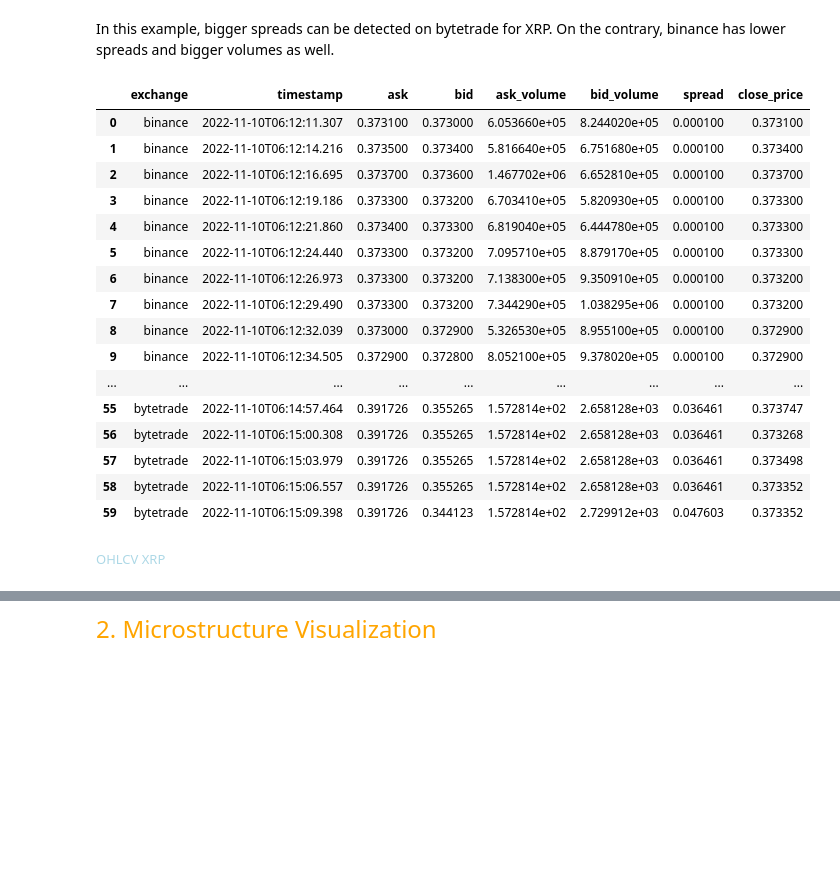
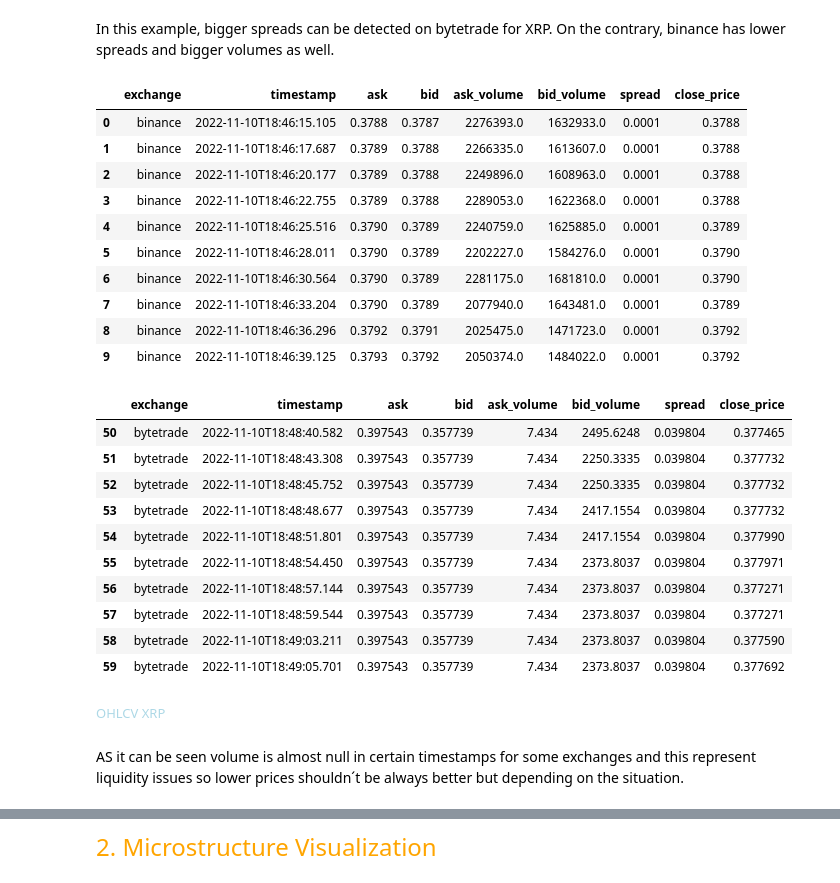
Before and after one commit to EstebanMqz/Microstructure-Visualization-Modelling, a Jupyter notebook: notebook.ipynb, the cells around one changed output, grey strips where cells are left out. Cells and saved outputs as stored; diff of their text form; code cells hidden in the pictures; blank space fills up the shorter version.

```diff
--- a/notebook.ipynb
+++ b/notebook.ipynb
@@ -518,26 +552,36 @@ verif_2_X = vs.verif_ex1(v_params2[0],v_params2[1], v_params2[2], n)
 In this example, bigger spreads can be detected on bytetrade for XRP. On the contrary, binance has lower spreads and bigger volumes as well.
 # %%
 verif_df3 = fn.concatenate(verif_0_X[0], verif_1_X[0], verif_2_X[0], n)
-verif_df3
+verif_df3.head(10)
 # %% [output]
 |  | exchange | timestamp | ask | bid | ask_volume | bid_volume | spread | close_price |
-| 0 | binance | 2022-11-10T06:12:11.307 | 0.373100 | 0.373000 | 6.053660e+05 | 8.244020e+05 | 0.000100 | 0.373100 |
-| 1 | binance | 2022-11-10T06:12:14.216 | 0.373500 | 0.373400 | 5.816640e+05 | 6.751680e+05 | 0.000100 | 0.373400 |
-| 2 | binance | 2022-11-10T06:12:16.695 | 0.373700 | 0.373600 | 1.467702e+06 | 6.652810e+05 | 0.000100 | 0.373700 |
-| 3 | binance | 2022-11-10T06:12:19.186 | 0.373300 | 0.373200 | 6.703410e+05 | 5.820930e+05 | 0.000100 | 0.373300 |
-| 4 | binance | 2022-11-10T06:12:21.860 | 0.373400 | 0.373300 | 6.819040e+05 | 6.444780e+05 | 0.000100 | 0.373300 |
-| 5 | binance | 2022-11-10T06:12:24.440 | 0.373300 | 0.373200 | 7.095710e+05 | 8.879170e+05 | 0.000100 | 0.373300 |
-| 6 | binance | 2022-11-10T06:12:26.973 | 0.373300 | 0.373200 | 7.138300e+05 | 9.350910e+05 | 0.000100 | 0.373200 |
-| 7 | binance | 2022-11-10T06:12:29.490 | 0.373300 | 0.373200 | 7.344290e+05 | 1.038295e+06 | 0.000100 | 0.373200 |
-| 8 | binance | 2022-11-10T06:12:32.039 | 0.373000 | 0.372900 | 5.326530e+05 | 8.955100e+05 | 0.000100 | 0.372900 |
-| 9 | binance | 2022-11-10T06:12:34.505 | 0.372900 | 0.372800 | 8.052100e+05 | 9.378020e+05 | 0.000100 | 0.372900 |
-| ... | ... | ... | ... | ... | ... | ... | ... | ... |
-| 55 | bytetrade | 2022-11-10T06:14:57.464 | 0.391726 | 0.355265 | 1.572814e+02 | 2.658128e+03 | 0.036461 | 0.373747 |
-| 56 | bytetrade | 2022-11-10T06:15:00.308 | 0.391726 | 0.355265 | 1.572814e+02 | 2.658128e+03 | 0.036461 | 0.373268 |
-| 57 | bytetrade | 2022-11-10T06:15:03.979 | 0.391726 | 0.355265 | 1.572814e+02 | 2.658128e+03 | 0.036461 | 0.373498 |
-| 58 | bytetrade | 2022-11-10T06:15:06.557 | 0.391726 | 0.355265 | 1.572814e+02 | 2.658128e+03 | 0.036461 | 0.373352 |
-| 59 | bytetrade | 2022-11-10T06:15:09.398 | 0.391726 | 0.344123 | 1.572814e+02 | 2.729912e+03 | 0.047603 | 0.373352 |
+| 0 | binance | 2022-11-10T18:46:15.105 | 0.3788 | 0.3787 | 2276393.0 | 1632933.0 | 0.0001 | 0.3788 |
+| 1 | binance | 2022-11-10T18:46:17.687 | 0.3789 | 0.3788 | 2266335.0 | 1613607.0 | 0.0001 | 0.3788 |
+| 2 | binance | 2022-11-10T18:46:20.177 | 0.3789 | 0.3788 | 2249896.0 | 1608963.0 | 0.0001 | 0.3788 |
+| 3 | binance | 2022-11-10T18:46:22.755 | 0.3789 | 0.3788 | 2289053.0 | 1622368.0 | 0.0001 | 0.3788 |
+| 4 | binance | 2022-11-10T18:46:25.516 | 0.3790 | 0.3789 | 2240759.0 | 1625885.0 | 0.0001 | 0.3789 |
+| 5 | binance | 2022-11-10T18:46:28.011 | 0.3790 | 0.3789 | 2202227.0 | 1584276.0 | 0.0001 | 0.3790 |
+| 6 | binance | 2022-11-10T18:46:30.564 | 0.3790 | 0.3789 | 2281175.0 | 1681810.0 | 0.0001 | 0.3790 |
+| 7 | binance | 2022-11-10T18:46:33.204 | 0.3790 | 0.3789 | 2077940.0 | 1643481.0 | 0.0001 | 0.3789 |
+| 8 | binance | 2022-11-10T18:46:36.296 | 0.3792 | 0.3791 | 2025475.0 | 1471723.0 | 0.0001 | 0.3792 |
+| 9 | binance | 2022-11-10T18:46:39.125 | 0.3793 | 0.3792 | 2050374.0 | 1484022.0 | 0.0001 | 0.3792 |
+# %%
+verif_df3.tail(10)
+# %% [output]
+|  | exchange | timestamp | ask | bid | ask_volume | bid_volume | spread | close_price |
+| 50 | bytetrade | 2022-11-10T18:48:40.582 | 0.397543 | 0.357739 | 7.434 | 2495.6248 | 0.039804 | 0.377465 |
+| 51 | bytetrade | 2022-11-10T18:48:43.308 | 0.397543 | 0.357739 | 7.434 | 2250.3335 | 0.039804 | 0.377732 |
+| 52 | bytetrade | 2022-11-10T18:48:45.752 | 0.397543 | 0.357739 | 7.434 | 2250.3335 | 0.039804 | 0.377732 |
+| 53 | bytetrade | 2022-11-10T18:48:48.677 | 0.397543 | 0.357739 | 7.434 | 2417.1554 | 0.039804 | 0.377732 |
+| 54 | bytetrade | 2022-11-10T18:48:51.801 | 0.397543 | 0.357739 | 7.434 | 2417.1554 | 0.039804 | 0.377990 |
+| 55 | bytetrade | 2022-11-10T18:48:54.450 | 0.397543 | 0.357739 | 7.434 | 2373.8037 | 0.039804 | 0.377971 |
+| 56 | bytetrade | 2022-11-10T18:48:57.144 | 0.397543 | 0.357739 | 7.434 | 2373.8037 | 0.039804 | 0.377271 |
+| 57 | bytetrade | 2022-11-10T18:48:59.544 | 0.397543 | 0.357739 | 7.434 | 2373.8037 | 0.039804 | 0.377271 |
+| 58 | bytetrade | 2022-11-10T18:49:03.211 | 0.397543 | 0.357739 | 7.434 | 2373.8037 | 0.039804 | 0.377590 |
+| 59 | bytetrade | 2022-11-10T18:49:05.701 | 0.397543 | 0.357739 | 7.434 | 2373.8037 | 0.039804 | 0.377692 |
 # %% [markdown]
 <font color= lightblue> <font size = 2> OHLCV XRP </font>
+# %% [markdown]
+AS it can be seen volume is almost null in certain timestamps for some exchanges and this represent liquidity issues so lower prices shouldn´t be always better but depending on the situation.
 # %%
 verif_df3_OH = fn.concatenate(verif_0_X[1], verif_1_X[1], verif_2_X[1], n)
```
Also changed, not shown: parts of 53 cells of this notebook, 1 other file.
